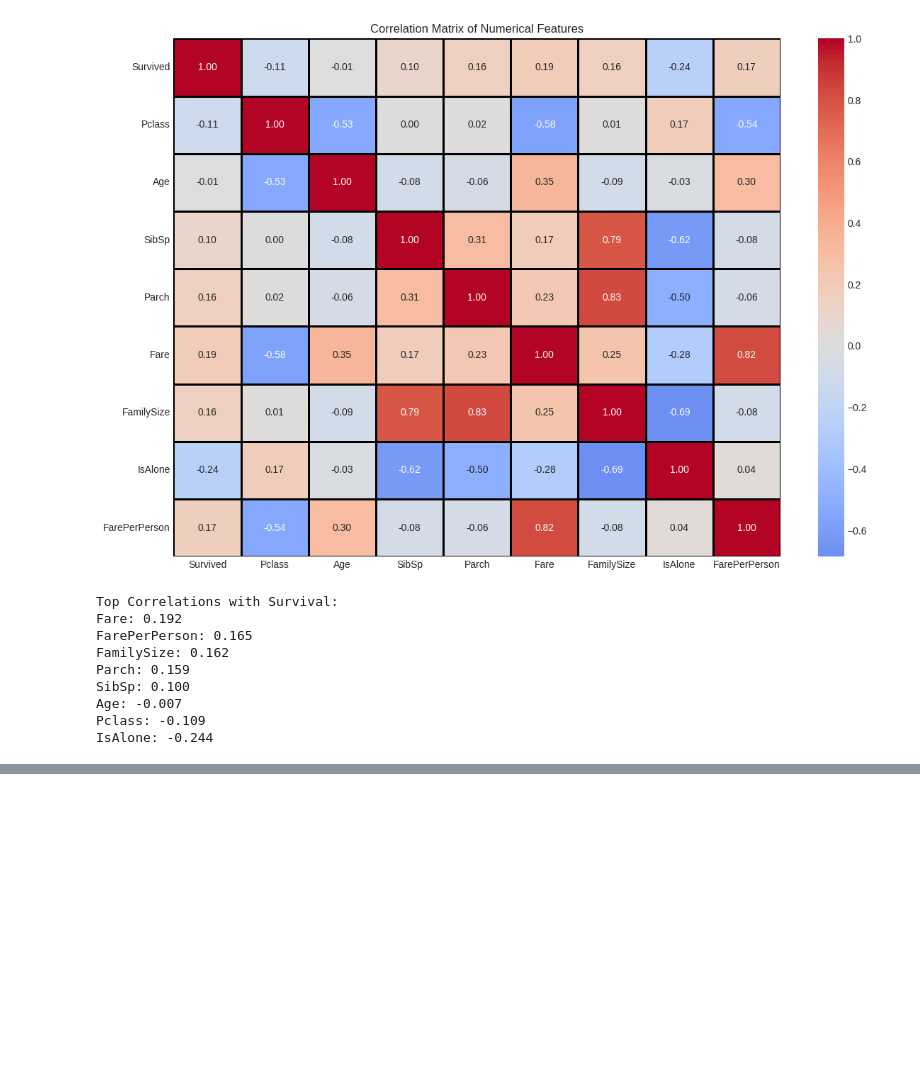
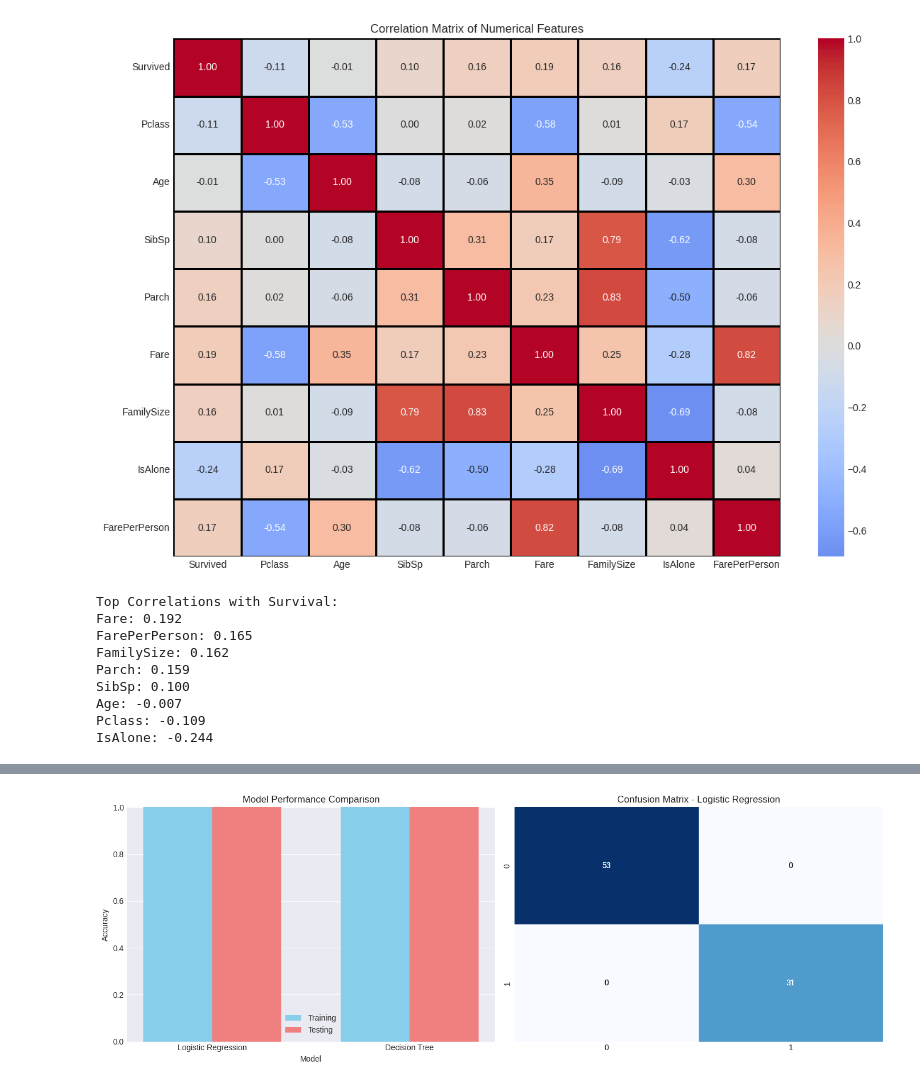
Before and after one commit to bouyassine11/Beginner-Level---Titanic-Survival-Prediction, a Jupyter notebook: notebook.ipynb, the cells around one changed output, grey strips where cells are left out. Cells and saved outputs as stored; diff of their text form; code cells hidden in the pictures; blank space fills up the shorter version.

Commit message:
Basic Machine Learning Models

```diff
--- a/notebook.ipynb
+++ b/notebook.ipynb
@@ -443,0 +469,6 @@ IsAlone: -0.244
+# %%
+# Initialize models
+models = {
+    'Logistic Regression': LogisticRegression(random_state=42, max_iter=1000),
+    'Decision Tree': DecisionTreeClassifier(random_state=42, max_depth=5)
+}
@@ -443,0 +515,39 @@ IsAlone: -0.244
+# %%
+# Visualize model performance
+fig, axes = plt.subplots(1, 2, figsize=(14, 5))
+
+# Accuracy comparison
+model_names = list(results.keys())
+test_accuracies = [results[name]['test_accuracy'] for name in model_names]
+train_accuracies = [results[name]['train_accuracy'] for name in model_names]
+
+x = np.arange(len(model_names))
+width = 0.35
+
+axes[0].bar(x - width/2, train_accuracies, width, label='Training', color='skyblue')
+axes[0].bar(x + width/2, test_accuracies, width, label='Testing', color='lightcoral')
+axes[0].set_xlabel('Model')
+axes[0].set_ylabel('Accuracy')
+axes[0].set_title('Model Performance Comparison')
+axes[0].set_xticks(x)
+axes[0].set_xticklabels(model_names)
+axes[0].legend()
+axes[0].set_ylim([0, 1])
+
+# Confusion matrices
+for idx, (name, result) in enumerate(results.items()):
+    cm = result['confusion_matrix']
+    sns.heatmap(cm, annot=True, fmt='d', cmap='Blues',
+                ax=axes[1] if idx == 0 else None,  # Just show first for simplicity
+                cbar=False)
+    if idx == 0:
+        axes[1].set_title(f'Confusion Matrix - {name}')
+        axes[1].set_xlabel('Predicted')
+        axes[1].set_ylabel('Actual')
+        axes[1].set_xticklabels(['Not Survived', 'Survived'])
+        axes[1].set_yticklabels(['Not Survived', 'Survived'])
+
+plt.tight_layout()
+plt.show()
+# %% [output]
+[figure, added]
```
Also changed, not shown: parts of 4 cells of this notebook.
